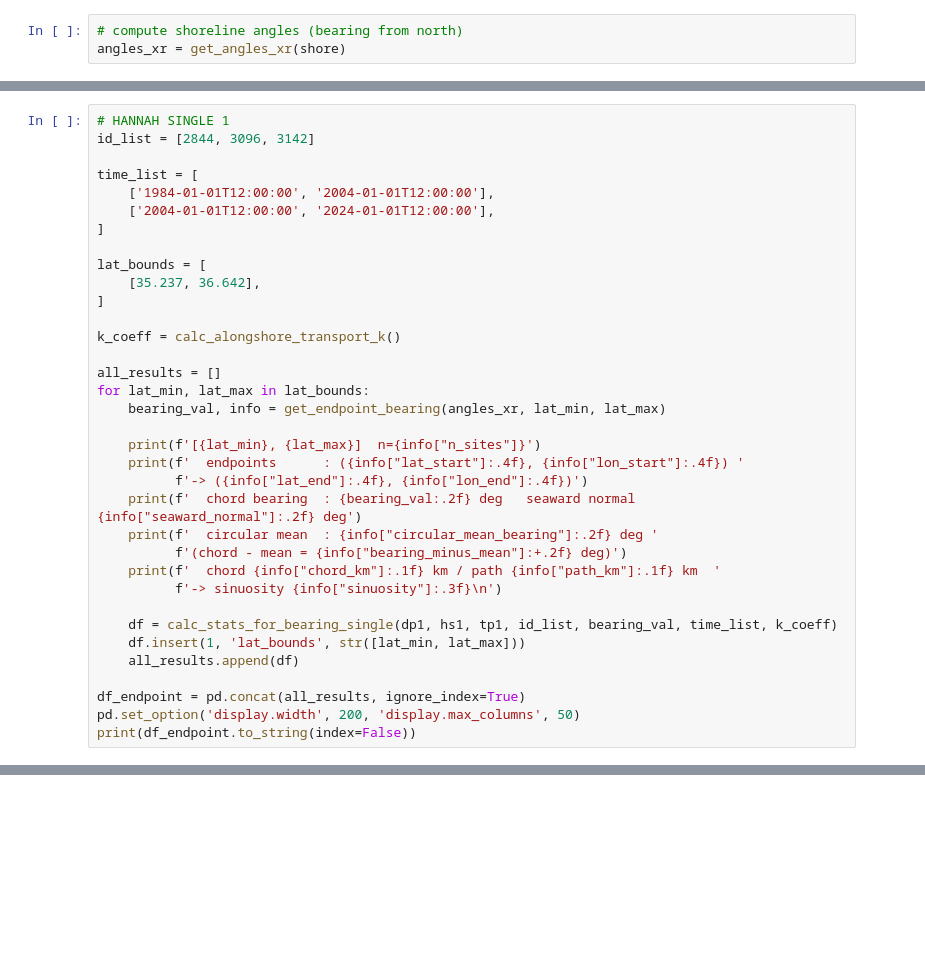
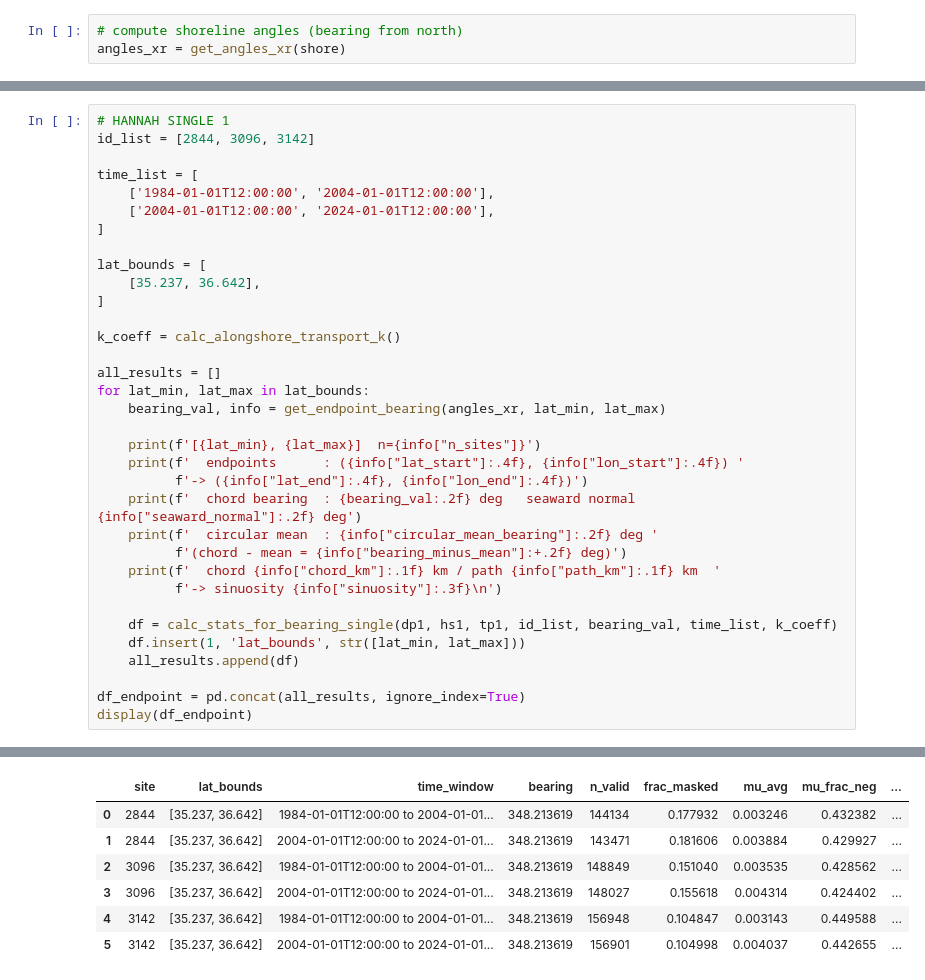
Before and after one commit to acdealy/coastal_diffusion_qs, a Jupyter notebook: quick_stats_endpoints_partitions.ipynb, the cells around one changed output, grey strips where cells are left out. Saved outputs shown, nothing was run; the diff lists cells and outputs as text; blank space fills up the shorter version.

```diff
--- a/quick_stats_endpoints_partitions.ipynb
+++ b/quick_stats_endpoints_partitions.ipynb
@@ -462,8 +456,7 @@ for lat_min, lat_max in lat_bounds:
     all_results.append(df)
 
 df_endpoint = pd.concat(all_results, ignore_index=True)
-pd.set_option('display.width', 200, 'display.max_columns', 50)
-print(df_endpoint.to_string(index=False))
+display(df_endpoint)
 # %% [output]
 [35.237, 36.642]  n=2971
   endpoints      : (35.2371, -75.5262) -> (36.5504, -75.8674)
@@ -481,3 +466,10 @@ print(df_endpoint.to_string(index=False))
+|  | site | lat_bounds | time_window | bearing | n_valid | frac_masked | mu_avg | mu_frac_neg | ... |
+| 0 | 2844 | [35.237, 36.642] | 1984-01-01T12:00:00 to 2004-01-01... | 348.213619 | 144134 | 0.177932 | 0.003246 | 0.432382 | ... |
+| 1 | 2844 | [35.237, 36.642] | 2004-01-01T12:00:00 to 2024-01-01... | 348.213619 | 143471 | 0.181606 | 0.003884 | 0.429927 | ... |
+| 2 | 3096 | [35.237, 36.642] | 1984-01-01T12:00:00 to 2004-01-01... | 348.213619 | 148849 | 0.151040 | 0.003535 | 0.428562 | ... |
+| 3 | 3096 | [35.237, 36.642] | 2004-01-01T12:00:00 to 2024-01-01... | 348.213619 | 148027 | 0.155618 | 0.004314 | 0.424402 | ... |
+| 4 | 3142 | [35.237, 36.642] | 1984-01-01T12:00:00 to 2004-01-01... | 348.213619 | 156948 | 0.104847 | 0.003143 | 0.449588 | ... |
+| 5 | 3142 | [35.237, 36.642] | 2004-01-01T12:00:00 to 2024-01-01... | 348.213619 | 156901 | 0.104998 | 0.004037 | 0.442655 | ... |
 # %%
 # ROYA SINGLE 0
 id_list = [2844, 3096, 3142]
```
Also changed, not shown: parts of 6 cells of this notebook.
